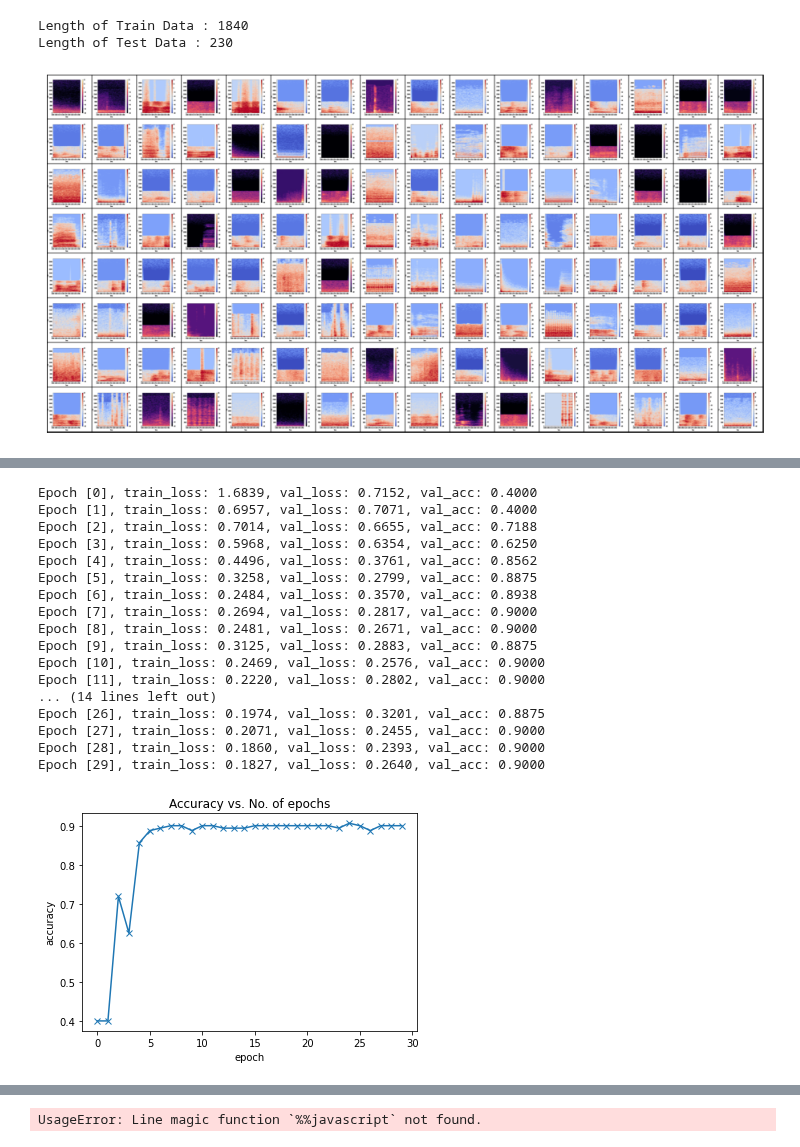
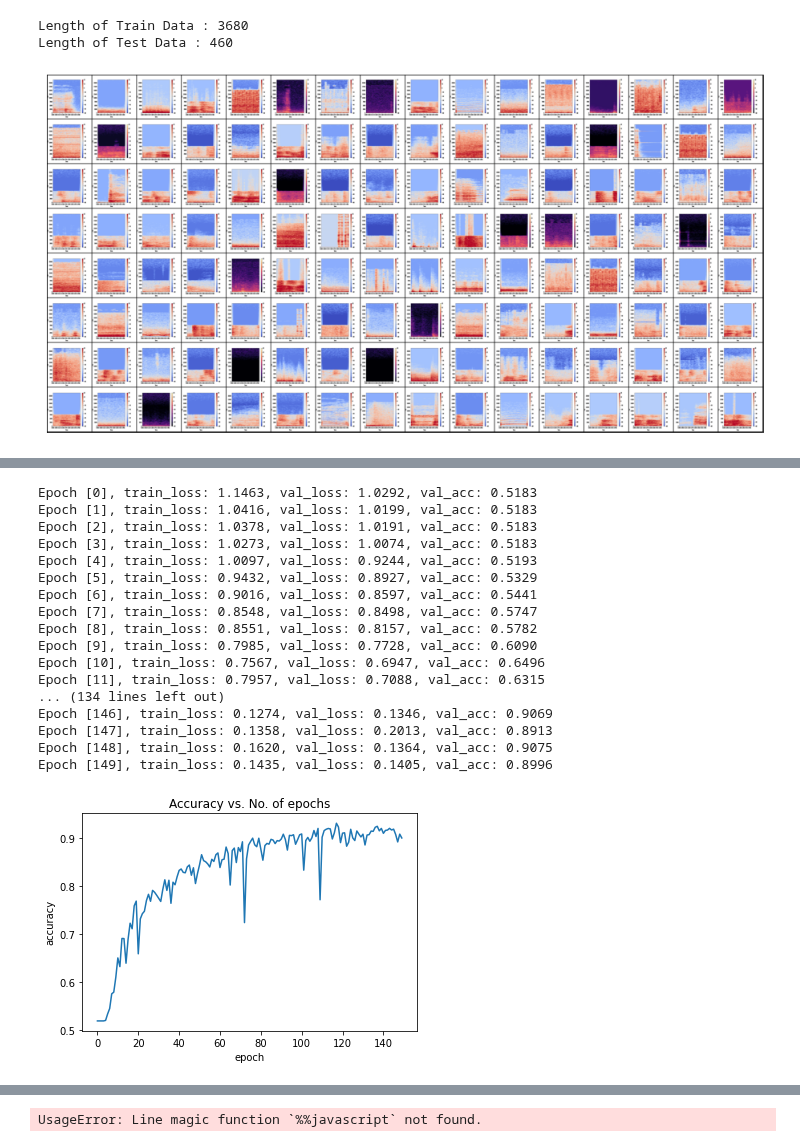
Before and after one commit to ambervb/dialogue-proj, a Jupyter notebook: CNN/CNN_Voice_YesNo.ipynb, the cells around one changed output, grey strips where cells are left out. Drawn from its saved outputs; the diff is of its cells as text; code cells hidden in the pictures.

Commit message:
Added the new dataset

```diff
--- a/CNN/CNN_Voice_YesNo.ipynb
+++ b/CNN/CNN_Voice_YesNo.ipynb
@@ -50,18 +48,28 @@ Fri Nov  5 17:32:36 2021
 #Load data
 
 #train and test data directory
-data_dir = 'dialogue/Dataset/VoiceDetection/images/images_splitfolders/'
-#data_dir = 'dialogue/Bjärn/images/splitfolders/'
-#data_dir = 'dialogue/Olaf/images/mfcc/splitfolders/'
+data_dir_1 = 'dialogue/Dataset/VoiceDetection/images_medium/images_splitfolders/' #Medium dataset
+data_dir_2 = 'dialogue/Dataset/VoiceDetection/images_hard/images_splitfolders/'   #More difficult dataset
 
 #load the train and test data
-train_dataset = ImageFolder(data_dir + 'train',transform = transforms.Compose([
+train_dataset = ImageFolder(data_dir_1 + 'train',transform = transforms.Compose([
     transforms.Resize((150,150)),transforms.ToTensor()
 ]))
-test_dataset = ImageFolder(data_dir + 'test',transform = transforms.Compose([
+train_dataset = train_dataset + ImageFolder(data_dir_2 + 'train',transform = transforms.Compose([
     transforms.Resize((150,150)),transforms.ToTensor()
 ]))
-
+test_dataset = ImageFolder(data_dir_1 + 'test',transform = transforms.Compose([
+    transforms.Resize((150,150)),transforms.ToTensor()
+]))
+test_dataset = test_dataset + ImageFolder(data_dir_2 + 'test',transform = transforms.Compose([
+    transforms.Resize((150,150)),transforms.ToTensor()
+]))
+val_dataset = ImageFolder(data_dir_1 + 'val',transform = transforms.Compose([
+    transforms.Resize((150,150)),transforms.ToTensor()
+]))
+val_dataset = val_dataset + ImageFolder(data_dir_2 + 'val',transform = transforms.Compose([
+    transforms.Resize((150,150)),transforms.ToTensor()
+]))
 #train_dataloader = DataLoader(train_set, batch_size=32, shuffle=True)#train_set is made into a dataloader, shuffled
 #test_dataloader = DataLoader(test_set, batch_size=32, shuffle=True)
 
@@ -107,8 +113,8 @@ print(f"Length of Test Data : {len(test_dataset)}")
 train_dl = DataLoader(train_dataset, batch_size, shuffle = True, num_workers = 4, pin_memory = True)
 val_dl = DataLoader(val_data, batch_size*2, num_workers = 4, pin_memory = True)
 # %% [output]
-Length of Train Data : 1840
-Length of Test Data : 230
+Length of Train Data : 3680
+Length of Test Data : 460
 # %%
 from torchvision.utils import make_grid
 import matplotlib.pyplot as plt
@@ -124,7 +130,7 @@ def show_batch(dl):
 
 show_batch(train_dl)
 # %% [output]
-[figure, old version]
+[figure, new version]
 # %%
 plt.close()
 # %%
@@ -189,6 +195,7 @@ class NaturalSceneClassification(ImageClassificationBase):
         )
 
     def forward(self, xb):
+        nn.Sigmoid()
         return self.network(xb)
 # %%
 def get_default_device():
@@ -280,44 +287,45 @@ NaturalSceneClassification(
 )
 # %%
 model = to_device(NaturalSceneClassification(),device)
-#evaluate(model,val_dl)
-num_epochs = 30
+
+evaluate(model,val_dl)
+num_epochs = 150
 opt_func = torch.optim.Adam
 lr = 0.001
 
 #fitting the model on training data and record the result after each epoch
 history = fit(num_epochs, lr, model, train_dl, val_dl, opt_func)
 # %% [output]
-Epoch [0], train_loss: 1.6839, val_loss: 0.7152, val_acc: 0.4000
-Epoch [1], train_loss: 0.6957, val_loss: 0.7071, val_acc: 0.4000
-Epoch [2], train_loss: 0.7014, val_loss: 0.6655, val_acc: 0.7188
-Epoch [3], train_loss: 0.5968, val_loss: 0.6354, val_acc: 0.6250
-Epoch [4], train_loss: 0.4496, val_loss: 0.3761, val_acc: 0.8562
-Epoch [5], train_loss: 0.3258, val_loss: 0.2799, val_acc: 0.8875
-Epoch [6], train_loss: 0.2484, val_loss: 0.3570, val_acc: 0.8938
-Epoch [7], train_loss: 0.2694, val_loss: 0.2817, val_acc: 0.9000
-Epoch [8], train_loss: 0.2481, val_loss: 0.2671, val_acc: 0.9000
-Epoch [9], train_loss: 0.3125, val_loss: 0.2883, val_acc: 0.8875
-Epoch [10], train_loss: 0.2469, val_loss: 0.2576, val_acc: 0.9000
-Epoch [11], train_loss: 0.2220, val_loss: 0.2802, val_acc: 0.9000
-... (14 lines left out)
-Epoch [26], train_loss: 0.1974, val_loss: 0.3201, val_acc: 0.8875
-Epoch [27], train_loss: 0.2071, val_loss: 0.2455, val_acc: 0.9000
-Epoch [28], train_loss: 0.1860, val_loss: 0.2393, val_acc: 0.9000
-Epoch [29], train_loss: 0.1827, val_loss: 0.2640, val_acc: 0.9000
+Epoch [0], train_loss: 1.1463, val_loss: 1.0292, val_acc: 0.5183
+Epoch [1], train_loss: 1.0416, val_loss: 1.0199, val_acc: 0.5183
+Epoch [2], train_loss: 1.0378, val_loss: 1.0191, val_acc: 0.5183
+Epoch [3], train_loss: 1.0273, val_loss: 1.0074, val_acc: 0.5183
+Epoch [4], train_loss: 1.0097, val_loss: 0.9244, val_acc: 0.5193
+Epoch [5], train_loss: 0.9432, val_loss: 0.8927, val_acc: 0.5329
+Epoch [6], train_loss: 0.9016, val_loss: 0.8597, val_acc: 0.5441
+Epoch [7], train_loss: 0.8548, val_loss: 0.8498, val_acc: 0.5747
+Epoch [8], train_loss: 0.8551, val_loss: 0.8157, val_acc: 0.5782
+Epoch [9], train_loss: 0.7985, val_loss: 0.7728, val_acc: 0.6090
+Epoch [10], train_loss: 0.7567, val_loss: 0.6947, val_acc: 0.6496
+Epoch [11], train_loss: 0.7957, val_loss: 0.7088, val_acc: 0.6315
+... (134 lines left out)
+Epoch [146], train_loss: 0.1274, val_loss: 0.1346, val_acc: 0.9069
+Epoch [147], train_loss: 0.1358, val_loss: 0.2013, val_acc: 0.8913
+Epoch [148], train_loss: 0.1620, val_loss: 0.1364, val_acc: 0.9075
+Epoch [149], train_loss: 0.1435, val_loss: 0.1405, val_acc: 0.8996
 # %%
 def plot_accuracies(history):
     """ Plot the history of accuracies"""
     accuracies = [x['val_acc'] for x in history]
-    plt.plot(accuracies, '-x')
+    plt.plot(accuracies)
     plt.xlabel('epoch')
     plt.ylabel('accuracy')
     plt.title('Accuracy vs. No. of epochs');
 
 
 plot_accuracies(history)
 # %% [output]
-[figure, old version]
+[figure, new version]
 # %%
 def plot_losses(history):
     """ Plot the losses in each epoch"""
```
Also changed, not shown: parts of 8 cells of this notebook.
